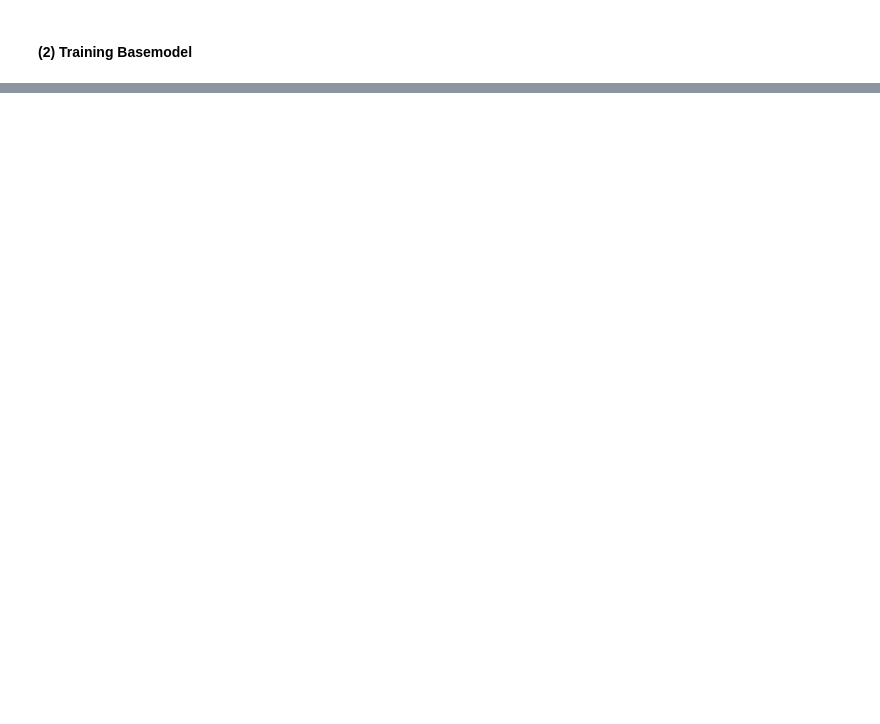
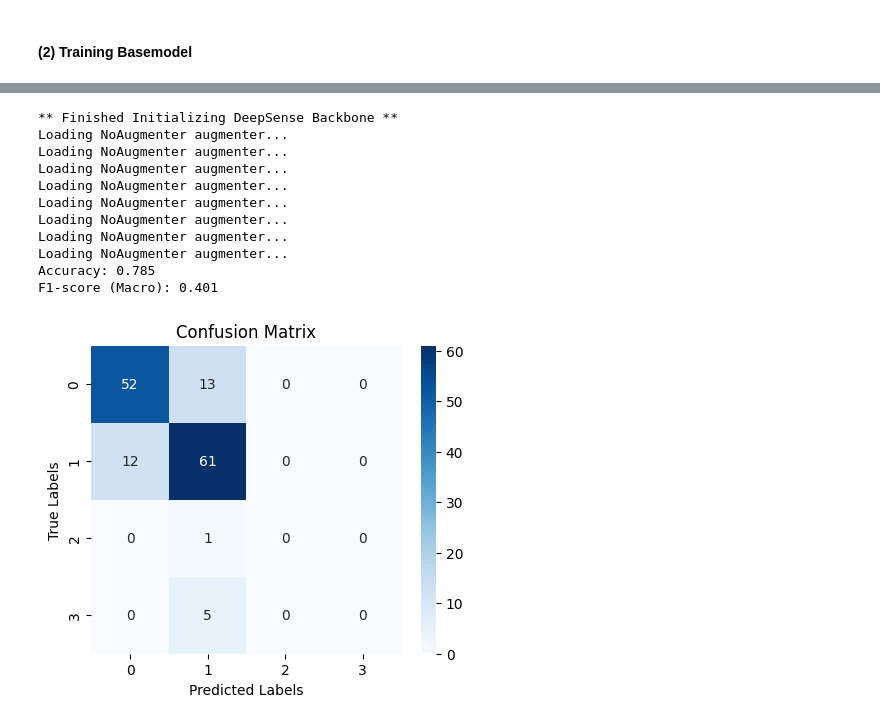
Before and after one commit to sunghwanism/FM_for_bio_signal, a Jupyter notebook: Final_report.ipynb, the cells around one changed output, grey strips where cells are left out. Drawn from its saved outputs; the diff is of its cells as text; code cells hidden in the pictures; blank space fills up the shorter version.

```diff
--- a/Final_report.ipynb
+++ b/Final_report.ipynb
@@ -169,0 +1074,16 @@ Image("../asset/psg_0001.png")
+# %%
+subj_index = "0565"
+ind_565_acc, ind_565_f1 = predict_using_individual_model(subj_index)
+# %% [output]
+** Finished Initializing DeepSense Backbone **
+Loading NoAugmenter augmenter...
+Loading NoAugmenter augmenter...
+Loading NoAugmenter augmenter...
+Loading NoAugmenter augmenter...
+Loading NoAugmenter augmenter...
+Loading NoAugmenter augmenter...
+Loading NoAugmenter augmenter...
+Loading NoAugmenter augmenter...
+Accuracy: 0.785
+F1-score (Macro): 0.401
+[figure, added]
```
Also changed, not shown: parts of 101 cells of this notebook, 8 other files.
